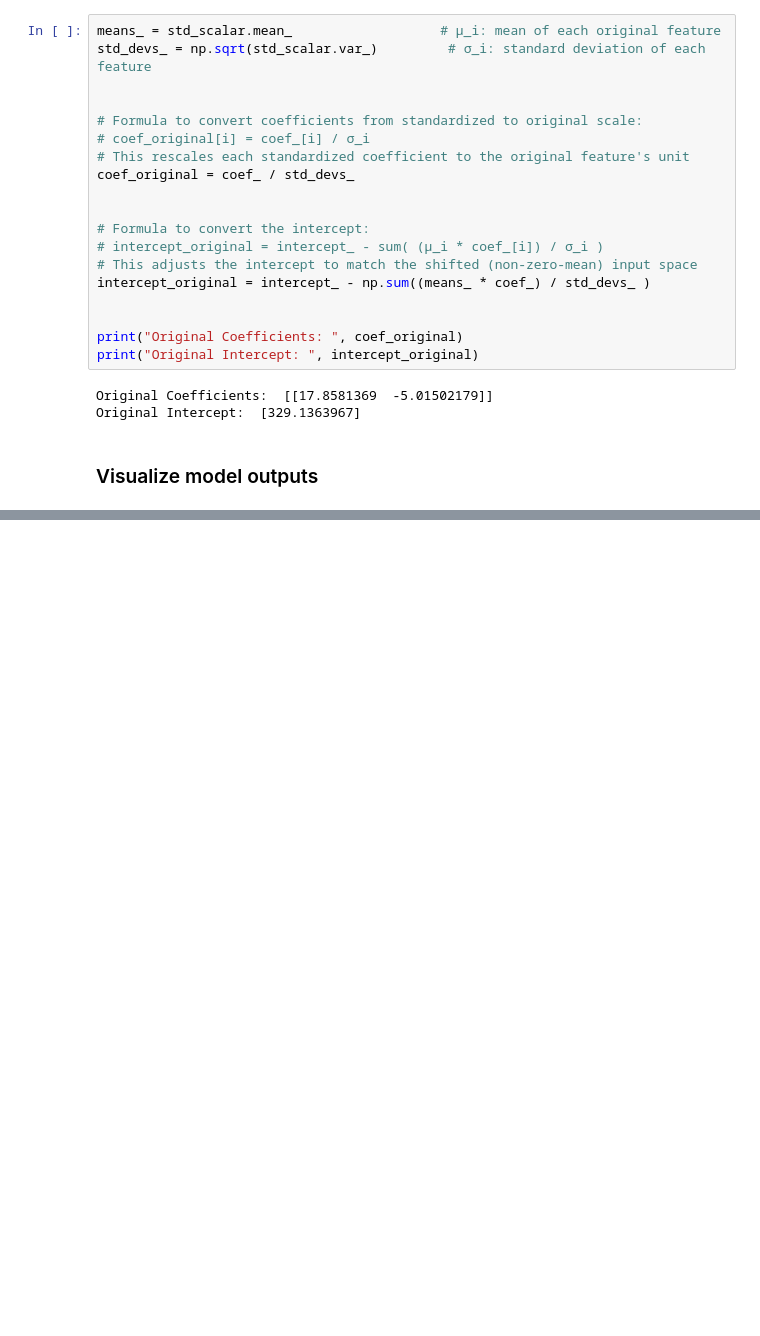
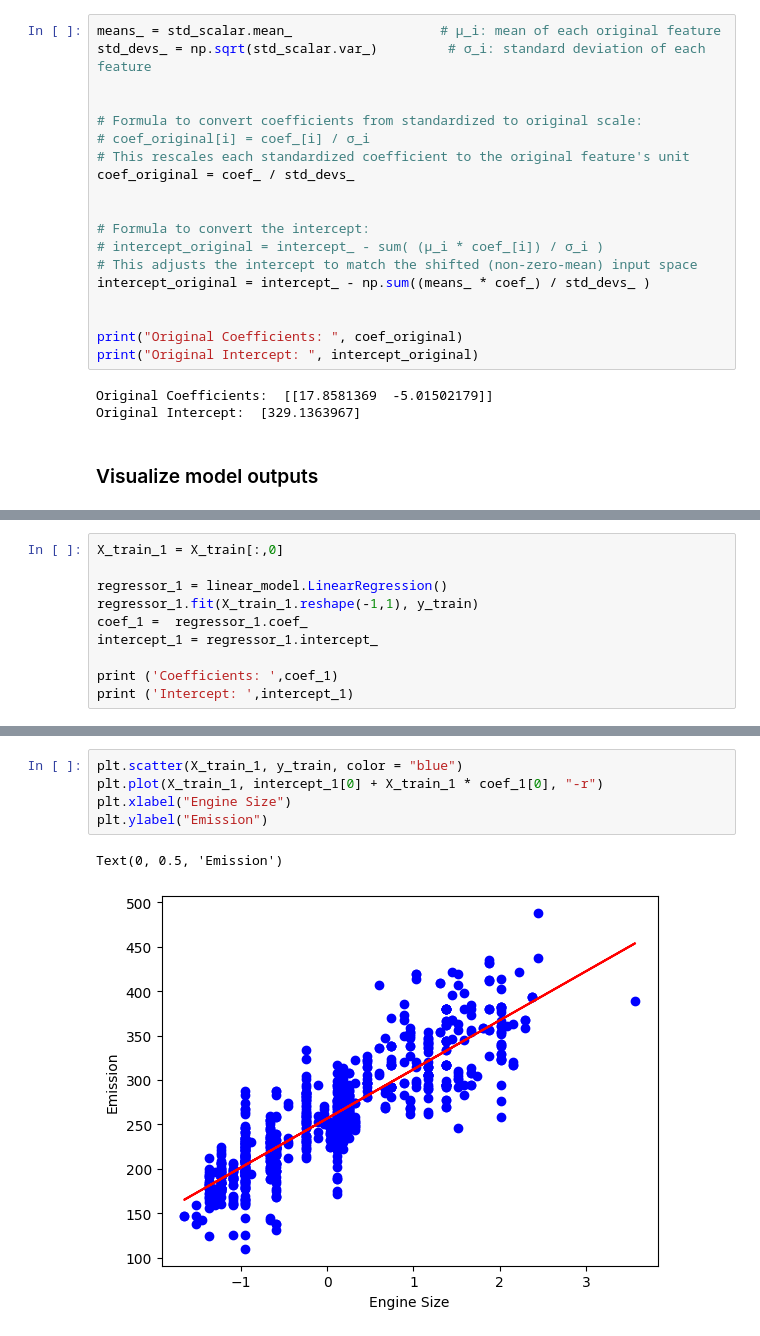
Before and after one commit to sfkhn/Multiple-Linear-Regression, a Jupyter notebook: Mutiple_linear_regression.ipynb, the cells around one changed output, grey strips where cells are left out. Saved outputs shown, nothing was run; the diff lists cells and outputs as text; blank space fills up the shorter version.

```diff
--- a/Mutiple_linear_regression.ipynb
+++ b/Mutiple_linear_regression.ipynb
@@ -211,0 +275,10 @@ y_surf = intercept_ + coef_[0,0] * X1_surf + coef_[0,1] * X2_surf
+# %%
+X_train_1 = X_train[:,0]
+
+regressor_1 = linear_model.LinearRegression()
+regressor_1.fit(X_train_1.reshape(-1,1), y_train)
+coef_1 =  regressor_1.coef_
+intercept_1 = regressor_1.intercept_
+
+print ('Coefficients: ',coef_1)
+print ('Intercept: ',intercept_1)
@@ -211,0 +290,8 @@ y_surf = intercept_ + coef_[0,0] * X1_surf + coef_[0,1] * X2_surf
+# %%
+plt.scatter(X_train_1, y_train, color = "blue")
+plt.plot(X_train_1, intercept_1[0] + X_train_1 * coef_1[0], "-r")
+plt.xlabel("Engine Size")
+plt.ylabel("Emission")
+# %% [output]
+Text(0, 0.5, 'Emission')
+[figure, added]
```
Also changed, not shown: parts of 17 cells of this notebook.
